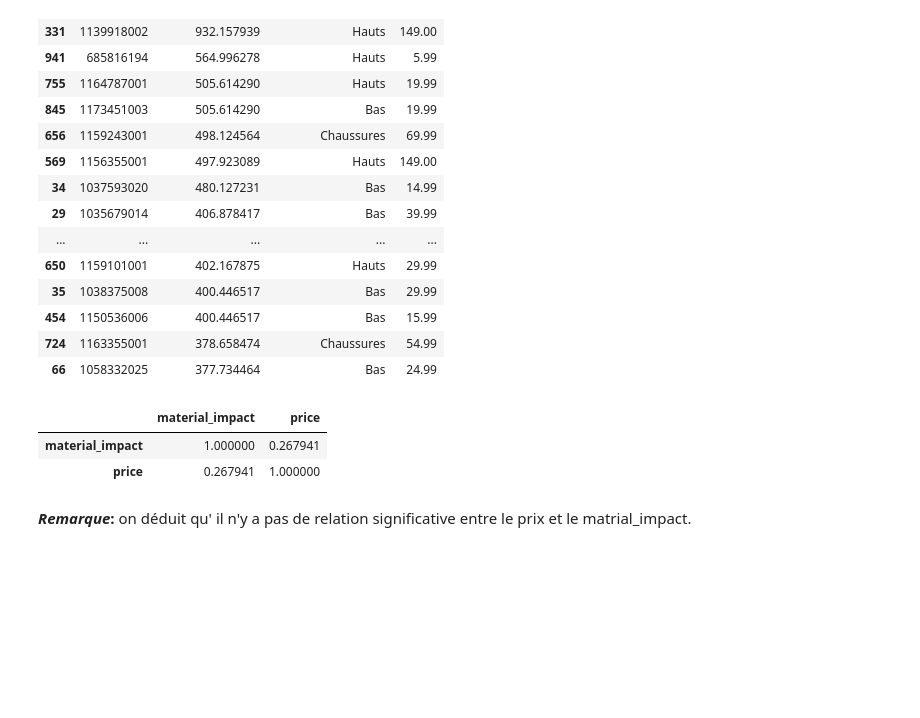
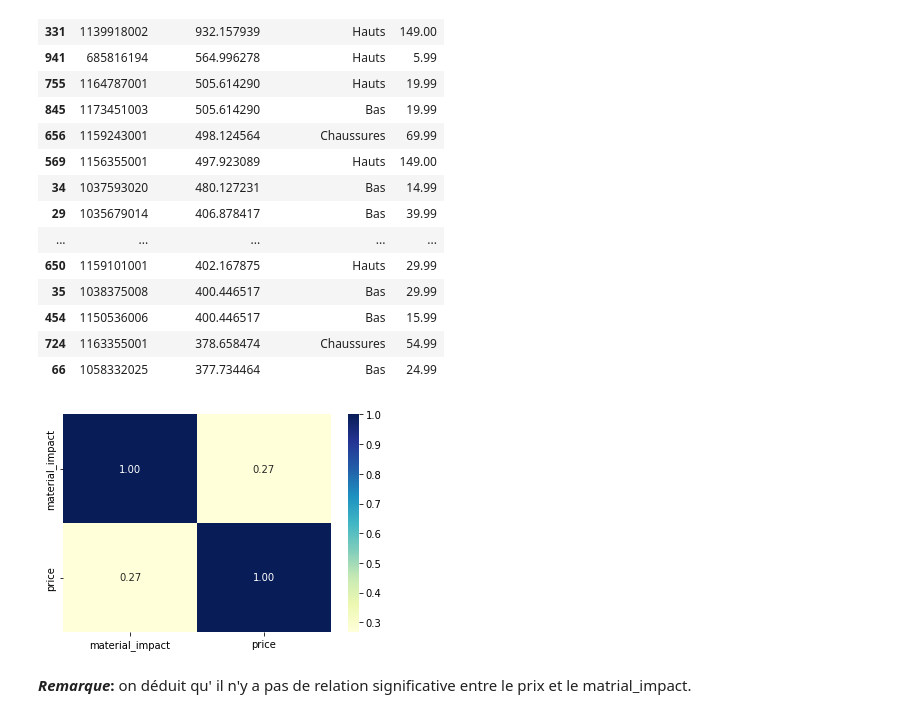
Before and after one commit to bilalfeg/Projet-IA, a Jupyter notebook: analyse_data_H&M_HIGG.ipynb, the cells around one changed output. Drawn from its saved outputs; the diff is of its cells as text; code cells hidden in the pictures; blank space fills up the shorter version.

```diff
--- a/Bilal_1.ipynb
+++ b/analyse_data_H&M_HIGG.ipynb
@@ -700,14 +700,12 @@ result.head(20)
 | 454 | 1150536006 | 400.446517 | Bas | 15.99 |
 | 724 | 1163355001 | 378.658474 | Chaussures | 54.99 |
 | 66 | 1058332025 | 377.734464 | Bas | 24.99 |
-# %%
-corr = result.corr()
-sns.heatmap(result, cmap="YlGnBu", annot=True, fmt=".2f")
-plt.show()
-# %% [output]
-|  | material_impact | price |
-| material_impact | 1.000000 | 0.267941 |
-| price | 0.267941 | 1.000000 |
+# %%
+corr = result.corr()
+sns.heatmap(corr, cmap="YlGnBu", annot=True, fmt=".2f")
+plt.show()
+# %% [output]
+[figure, added]
 # %% [markdown]
 **_Remarque_:** on déduit qu' il n'y a pas de relation significative entre le prix et le matrial_impact.
 # %% [markdown]
```
Also changed, not shown: parts of 1 cell of this notebook, 4 other files.
